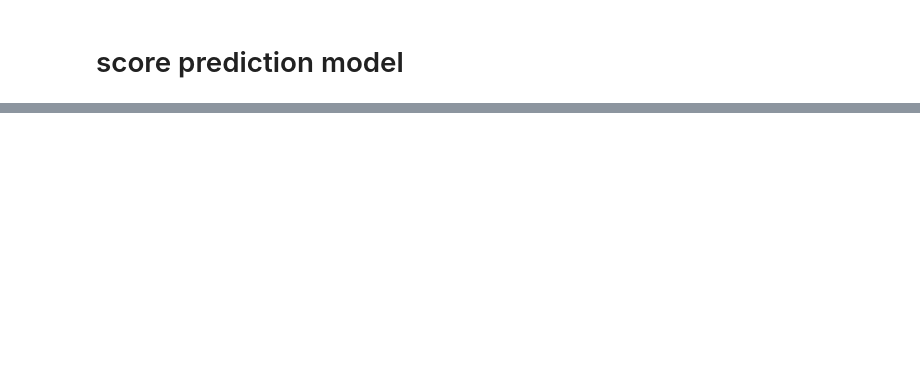
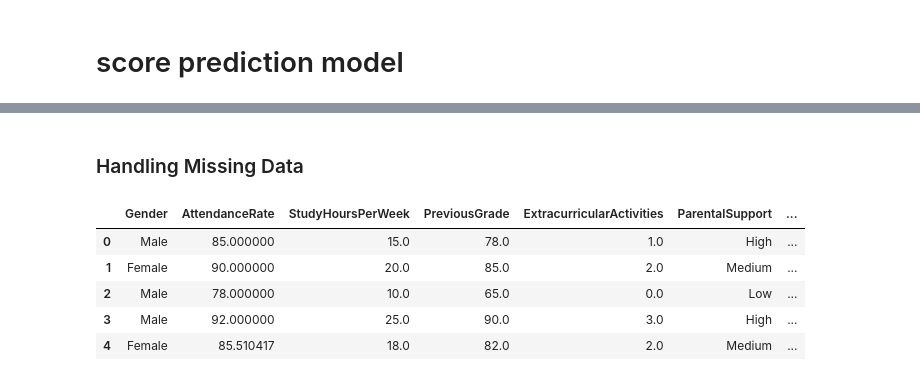
Before and after one commit to kaifAshraf-202/Score-Prediction-ML-Model, a Jupyter notebook: score prediction model.ipynb, the cells around one changed output, grey strips where cells are left out. Cells and saved outputs as stored; diff of their text form; code cells hidden in the pictures; blank space fills up the shorter version.

```diff
--- a/score prediction model.ipynb
+++ b/score prediction model.ipynb
@@ -14,0 +100,15 @@ data.isnull().sum()
+# %% [markdown]
+### Handling Missing Data
+# %%
+# We have to impute the data
+data.fillna(data.mean(numeric_only = True),inplace=True)
+#  categorical dat parental support
+data[['ParentalSupport','Gender','Online Classes Taken']] = data[['ParentalSupport','Gender','Online Classes Taken']].fillna('Unknown')
+data.head()
+# %% [output]
+|  | Gender | AttendanceRate | StudyHoursPerWeek | PreviousGrade | ExtracurricularActivities | ParentalSupport | ... |
+| 0 | Male | 85.000000 | 15.0 | 78.0 | 1.0 | High | ... |
+| 1 | Female | 90.000000 | 20.0 | 85.0 | 2.0 | Medium | ... |
+| 2 | Male | 78.000000 | 10.0 | 65.0 | 0.0 | Low | ... |
+| 3 | Male | 92.000000 | 25.0 | 90.0 | 3.0 | High | ... |
+| 4 | Female | 85.510417 | 18.0 | 82.0 | 2.0 | Medium | ... |
```
Also changed, not shown: parts of 20 cells of this notebook.
